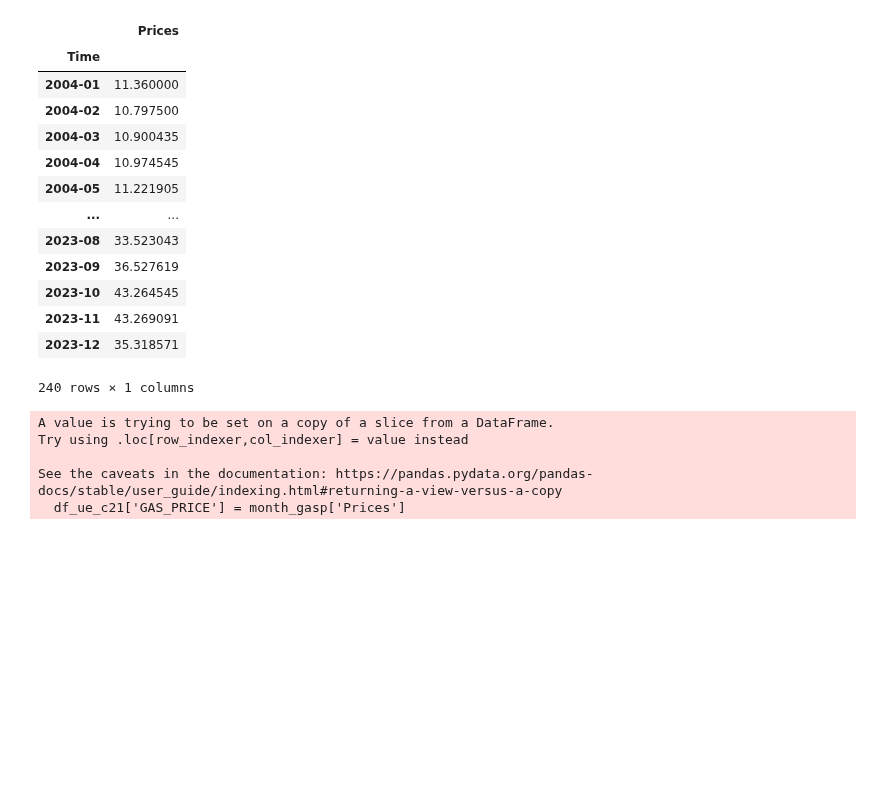
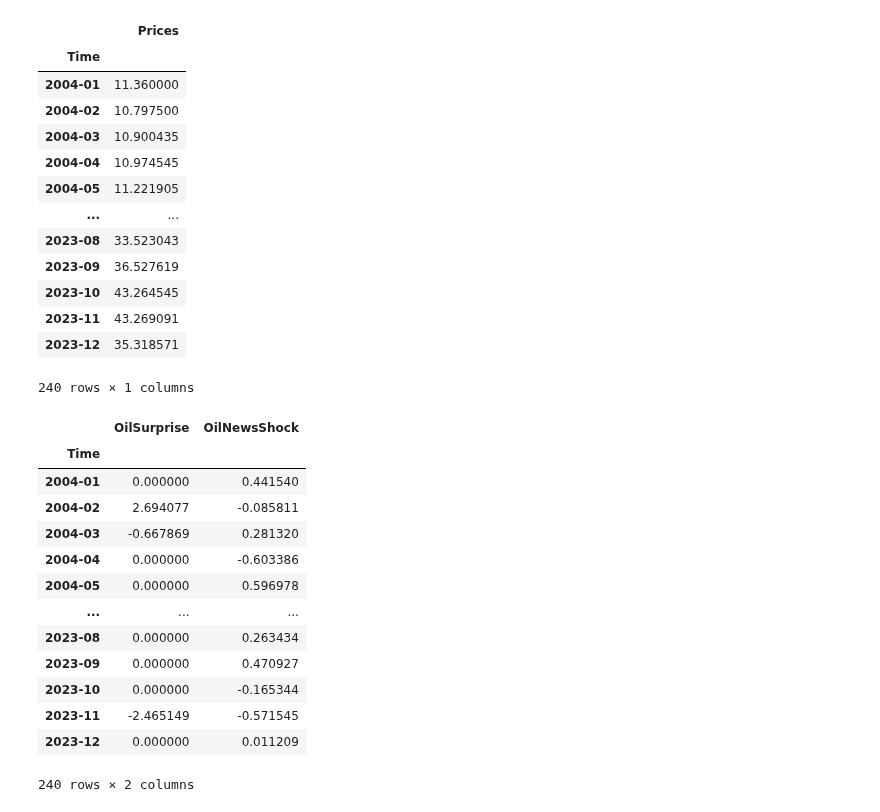
Before and after one commit to lorenzrossi/GaR, a Jupyter notebook: src/data_wrangling.ipynb, the cells around one changed output. Saved outputs shown, nothing was run; the diff lists cells and outputs as text; code cells hidden in the pictures; blank space fills up the shorter version.

```diff
--- a/src/data_wrangling.ipynb
+++ b/src/data_wrangling.ipynb
@@ -61,6 +63,10 @@ month_gasp.loc['2004-01':'2023-12']
 240 rows × 1 columns
 # %%
 df = ip.drop(columns=['TIME_PERIOD'])
+
+#df = ip.drop(columns=['TIME_PERIOD']).copy()
+#df.index = pd.to_datetime(df.index)
+#df.reset_index(inplace=True)
 
 df['geo'] = df['geo'].astype('category')
 
@@ -68,16 +74,27 @@ df['nace_r2'] = df['nace_r2'].astype('category')
 
 df['unit'] = df['unit'].astype('category')
 
-df_ue = df[df['geo'] == 'EU27_2020']
+df_ue = df[df['geo'] == 'European Union - 27 countries (from 2020)']
 
-df_ue_c = df_ue[df_ue['nace_r2'] == 'C']
+df_ue_c = df_ue[df_ue['nace_r2'] == 'Manufacturing']
 
-df_ue_c21 = df_ue_c[df_ue_c['unit'] == 'I15']
+df_final = df_ue_c[df_ue_c['unit'] == 'Index, 2021=100']
 
-df_ue_c21['GAS_PRICE'] = month_gasp['Prices']
+#df_final = df_final[(df_final['Time'] >= "2004-01") & (df_final['Date'] <= "2023-12")]
+
+
+df_final = df_final.loc['2004-01':'2023-12']
+df_final['GAS_PRICE'] = month_gasp['Prices']
-# %% [output]
-A value is trying to be set on a copy of a slice from a DataFrame.
-Try using .loc[row_indexer,col_indexer] = value instead
-
-See the caveats in the documentation: https://pandas.pydata.org/pandas-docs/stable/user_guide/indexing.html#returning-a-view-versus-a-copy
-  df_ue_c21['GAS_PRICE'] = month_gasp['Prices']
+# %%
+# Load oil supply news shocks from the 'Monthly' sheet
+oil_df = pd.read_excel("oilSupplyNewsShocks_2024M06.xlsx", sheet_name="Monthly")
+
+# Convert 'Date' from 'YYYYMM' string to datetime
+#oil_df['Date'] = pd.to_datetime(oil_df['Date'], format="%YM%m")
+oil_df['Date'] = pd.to_datetime(oil_df['Date'].str.replace("M", ""), format="%Y%m")
+
+# Filter between Jan 2004 and Dec 2023
+oil_df = oil_df[(oil_df['Date'] >= "2004-01-01") & (oil_df['Date'] <= "2023-12-31")]
+
+# Rename for merge compatibility
+oil_df = oil_df.rename(columns={"Date": "Time"})
@@ -83,0 +103,23 @@ See the caveats in the documentation: https://pandas.pydata.org/pandas-docs/stab
+# %%
+cols = [0]
+oil_fixed = oil_df.drop(oil_df.columns[cols], axis=1)
+oil_fixed = oil_fixed.rename(columns={"Oil supply surprise series": "OilSurprise"})
+oil_fixed = oil_fixed.rename(columns={"Oil supply news shock": "OilNewsShock"})
+#oil_fixed[['OilSurprise']] = oil_df[['Oil supply surprise series']]
+#oil_fixed[['OilNewsShock']] = oil_df[['Oil supply news shock']]
+oil_fixed
+# %% [output]
+|  | OilSurprise | OilNewsShock |
+| Time |  |  |
+| 2004-01 | 0.000000 | 0.441540 |
+| 2004-02 | 2.694077 | -0.085811 |
+| 2004-03 | -0.667869 | 0.281320 |
+| 2004-04 | 0.000000 | -0.603386 |
+| 2004-05 | 0.000000 | 0.596978 |
+| ... | ... | ... |
+| 2023-08 | 0.000000 | 0.263434 |
+| 2023-09 | 0.000000 | 0.470927 |
+| 2023-10 | 0.000000 | -0.165344 |
+| 2023-11 | -2.465149 | -0.571545 |
+| 2023-12 | 0.000000 | 0.011209 |
+240 rows × 2 columns
```
Also changed, not shown: parts of 13 cells of this notebook, 7 other files.
